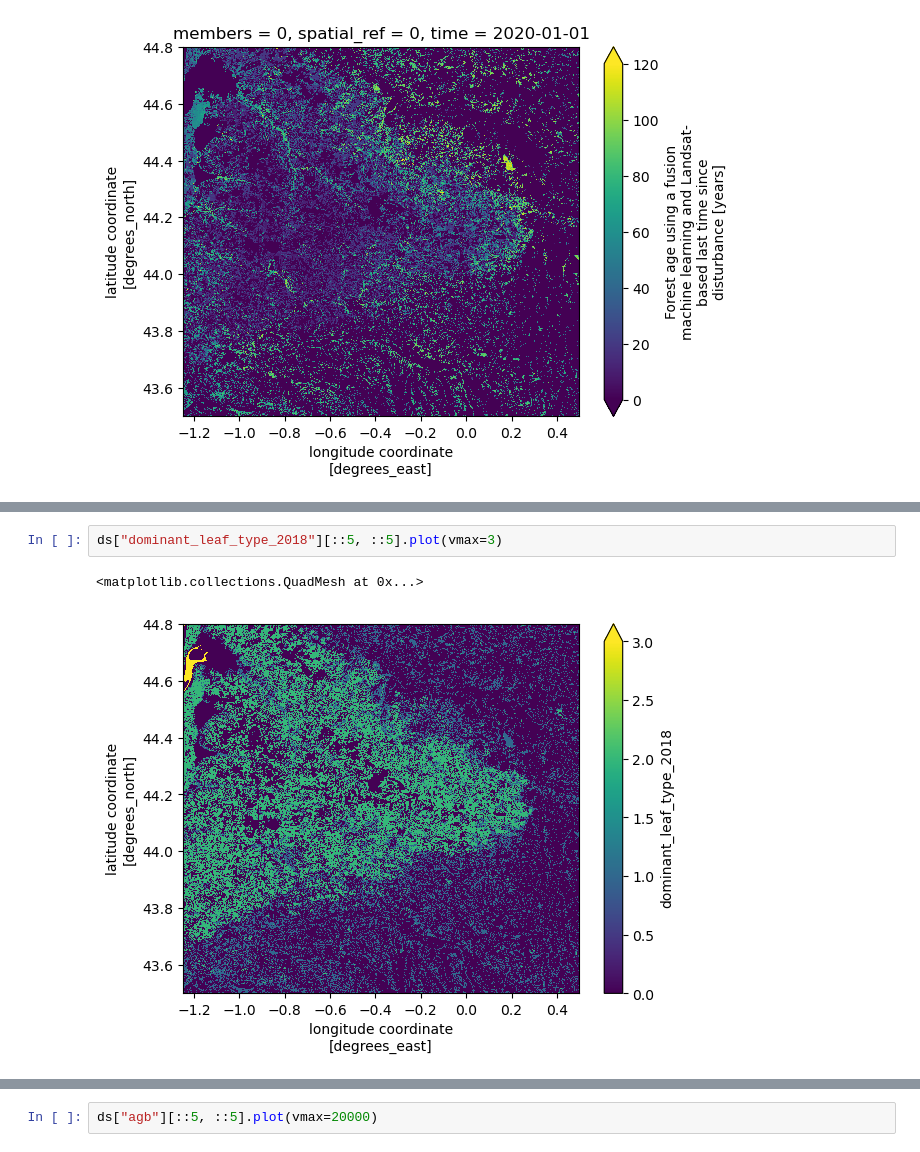
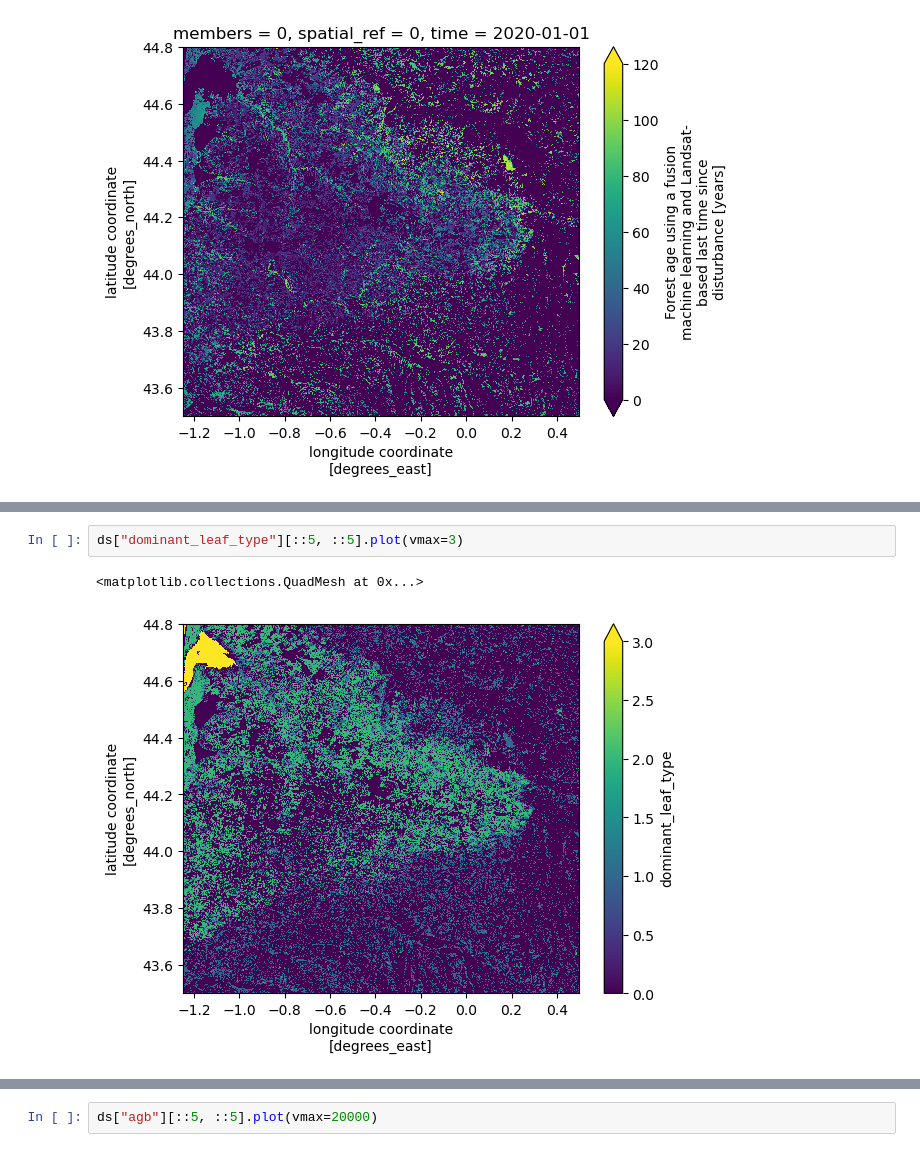
Before and after one commit to xcube-dev/xcube-multistore, a Jupyter notebook: docs/examples/example2/scs2_xcube_multistore.ipynb, the cells around one changed output, grey strips where cells are left out. Cells and saved outputs as stored; diff of their text form.

```diff
--- a/docs/examples/example2/scs2_xcube_multistore.ipynb
+++ b/docs/examples/example2/scs2_xcube_multistore.ipynb
@@ -181,8 +214,8 @@ geospatial_lon_resolution :
 geospatial_lon_units :
 degrees_east
 # %%
-ds["dominant_leaf_type_2018"][::5, ::5].plot(vmax=3)
+ds["dominant_leaf_type"][::5, ::5].plot(vmax=3)
 # %% [output]
 <matplotlib.collections.QuadMesh at 0x...>
-[figure, old version]
+[figure, new version]
 # %%
```
Also changed, not shown: parts of 10 cells of this notebook, 25 other files.
